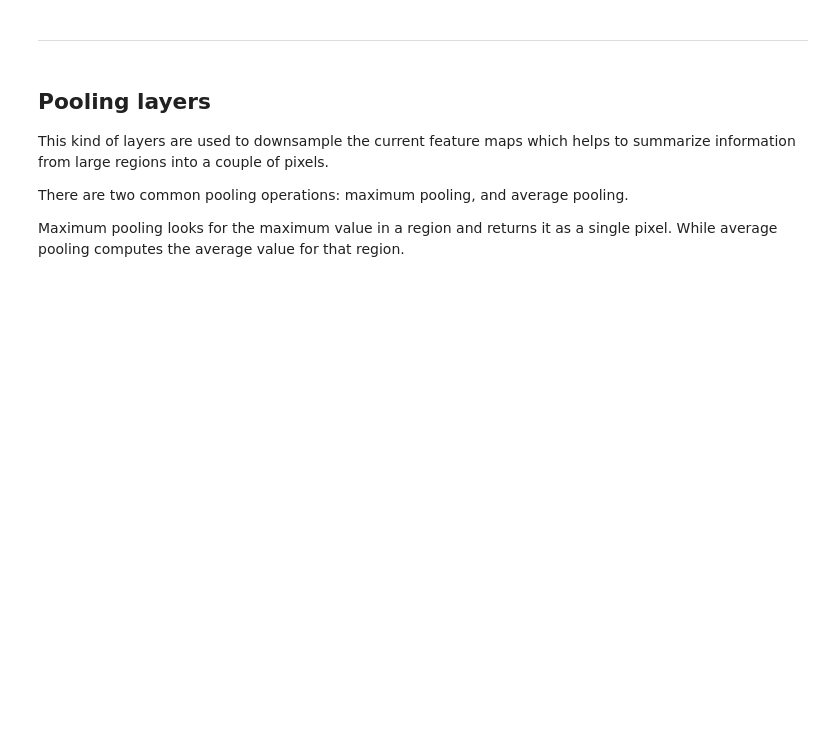
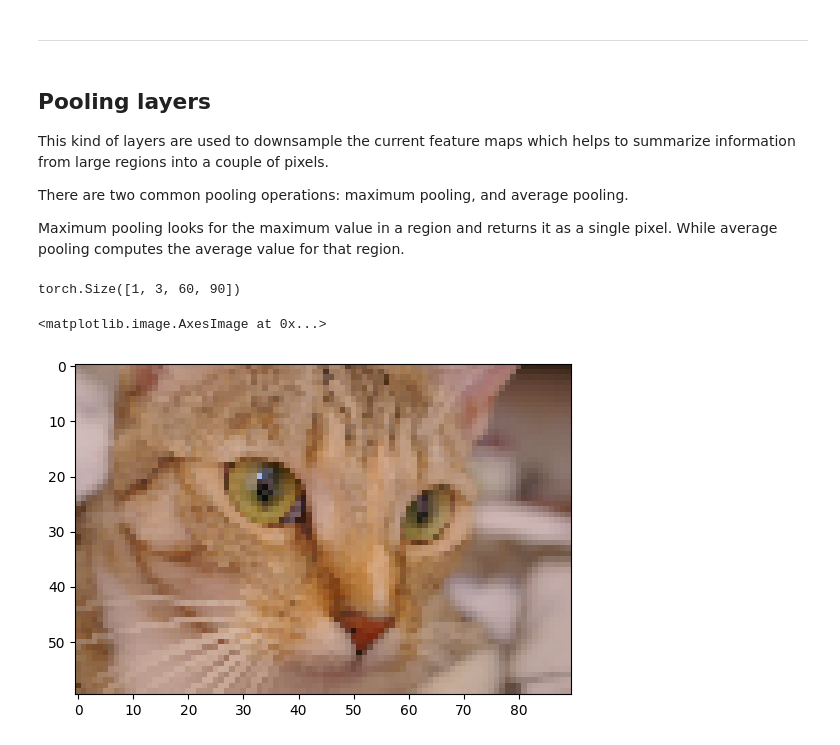
Before and after one commit to TheJacksonLaboratory/deeplearning-image-analysis-workshop, a Jupyter notebook: notebooks/Deep Learning for Image Analysis with PyTorch - Day 1 part 2.ipynb, the cells around one changed output. Saved outputs shown, nothing was run; the diff lists cells and outputs as text; code cells hidden in the pictures; blank space fills up the shorter version.

```diff
--- a/notebooks/Deep Learning for Image Analysis with PyTorch - Day 1 part 2.ipynb
+++ b/notebooks/Deep Learning for Image Analysis with PyTorch - Day 1 part 2.ipynb
@@ -259,4 +390,14 @@ There are two common pooling operations: maximum pooling, and average pooling.
 Maximum pooling looks for the maximum value in a region and returns it as a single pixel. While average pooling computes the average value for that region.
 # %%
 # Define a Maximum Pooling layer from torch.nn module
-max_pool =
+max_pool = torch.nn.MaxPool2d(kernel_size=5, stride=5)
+# %%
+fx = max_pool(x)
+fx.shape
+# %% [output]
+torch.Size([1, 3, 60, 90])
+# %%
+plt.imshow(fx[0].permute(1, 2, 0) / 255)
+# %% [output]
+<matplotlib.image.AxesImage at 0x...>
+[figure, added]
```
Also changed, not shown: parts of 35 cells of this notebook, 5 other files.
